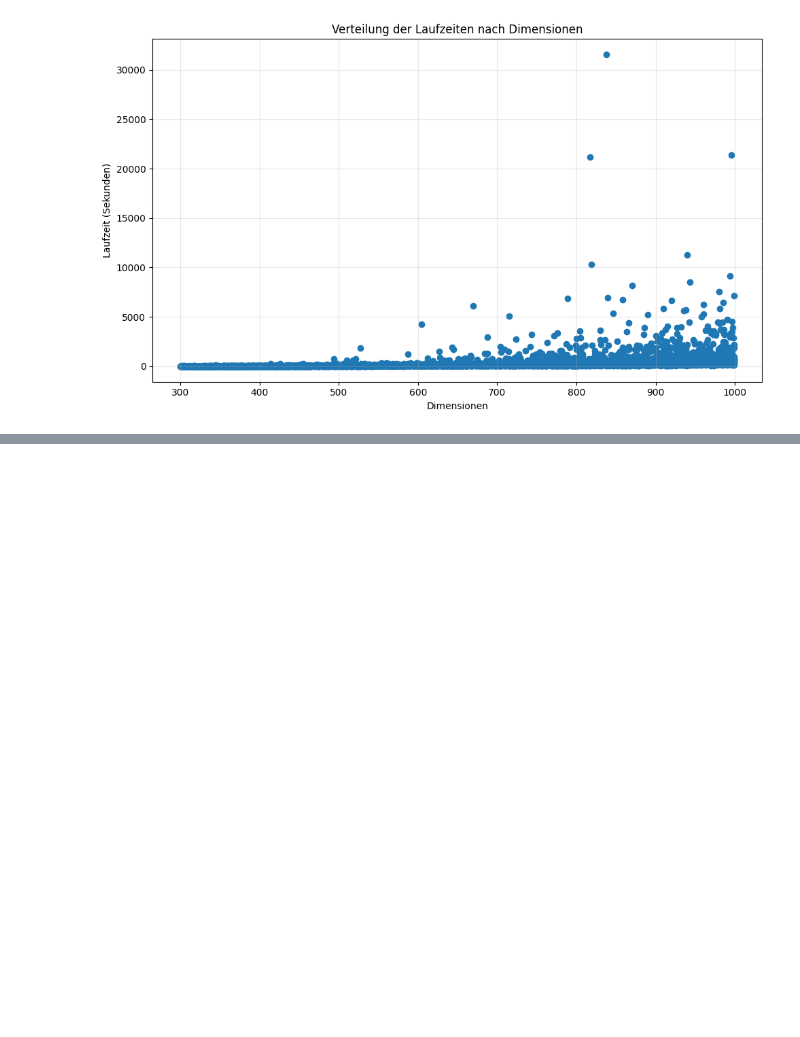
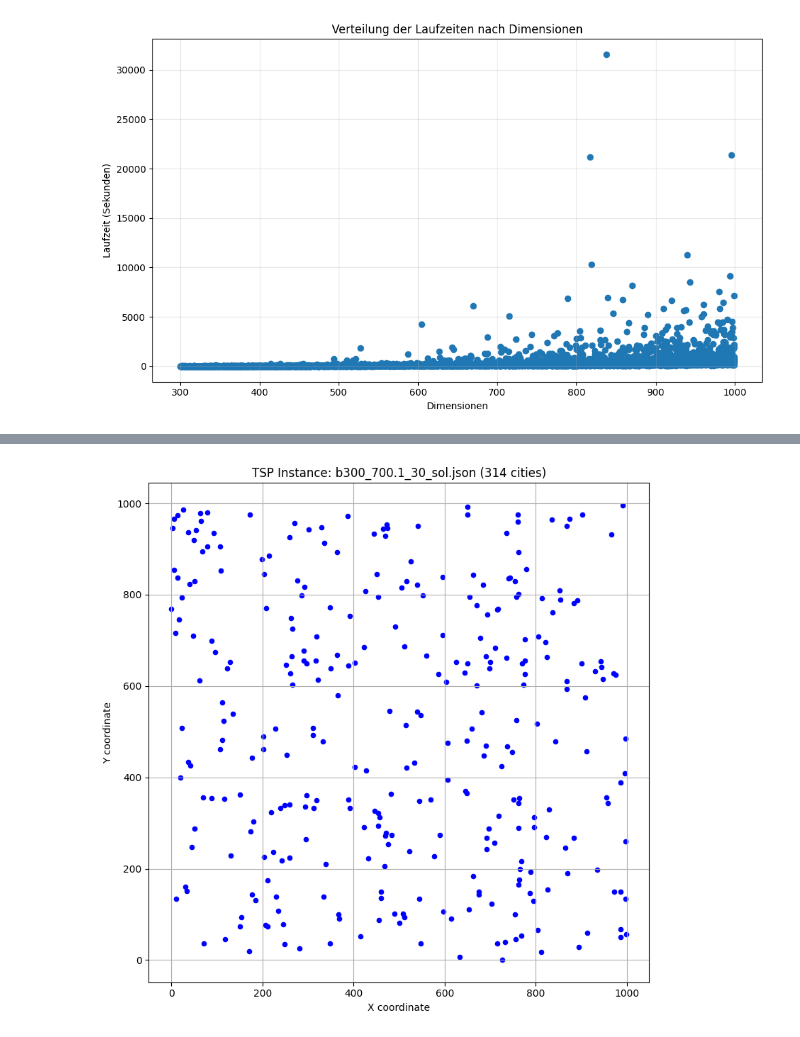
Before and after one commit to Linelle-7/TSP-Benchmark-Analysis, a Jupyter notebook: DatenAnalyse_fuer_TSP.ipynb, the cells around one changed output, grey strips where cells are left out. Cells and saved outputs as stored; diff of their text form; code cells hidden in the pictures; blank space fills up the shorter version.

```diff
--- a/DatenAnalyse_fuer_TSP.ipynb
+++ b/DatenAnalyse_fuer_TSP.ipynb
@@ -359,0 +391,27 @@ plt.show()
+# %%
+import json
+import matplotlib.pyplot as plt
+
+# Datei laden
+with open(r"C:\GitProjekts\PDA\b300_700.1\b300_700.1_30_sol.json", "r") as f:
+    data = json.load(f)
+
+# Koordinaten extrahieren
+coords = data["node_coordinates"]
+
+# In zwei Listen aufteilen
+x = [c[0] for c in coords]
+y = [c[1] for c in coords]
+
+# Plot
+plt.figure(figsize=(8, 8))
+plt.scatter(x, y, c='blue', s=20)
+plt.title(f"TSP Instance: { 'b300_700.1_30_sol.json'} ({len(coords)} cities)")
+plt.xlabel("X coordinate")
+plt.ylabel("Y coordinate")
+plt.grid(True)
+plt.tight_layout()
+plt.savefig("Instanceplot.png")
+plt.show()
+# %% [output]
+[figure, added]
```
Also changed, not shown: parts of 11 cells of this notebook, 8 other files.
